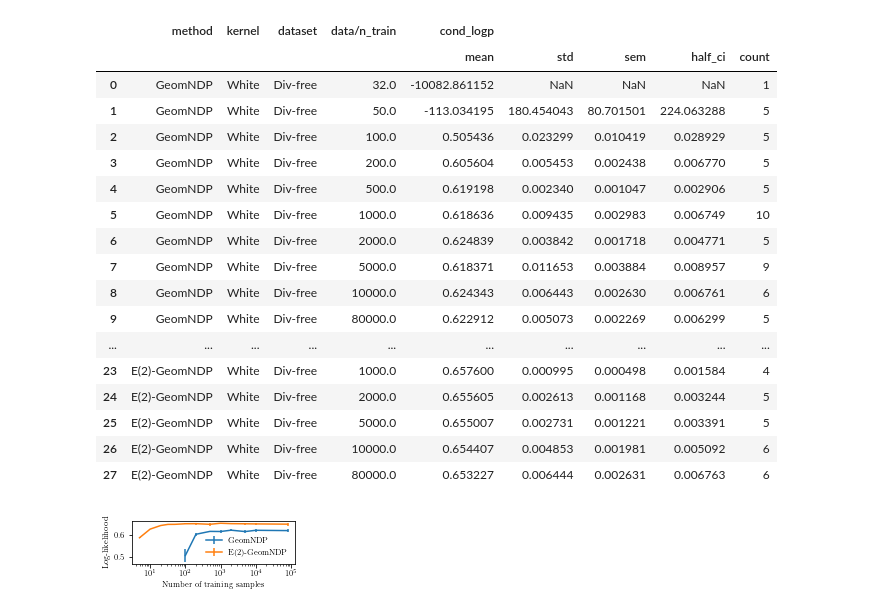
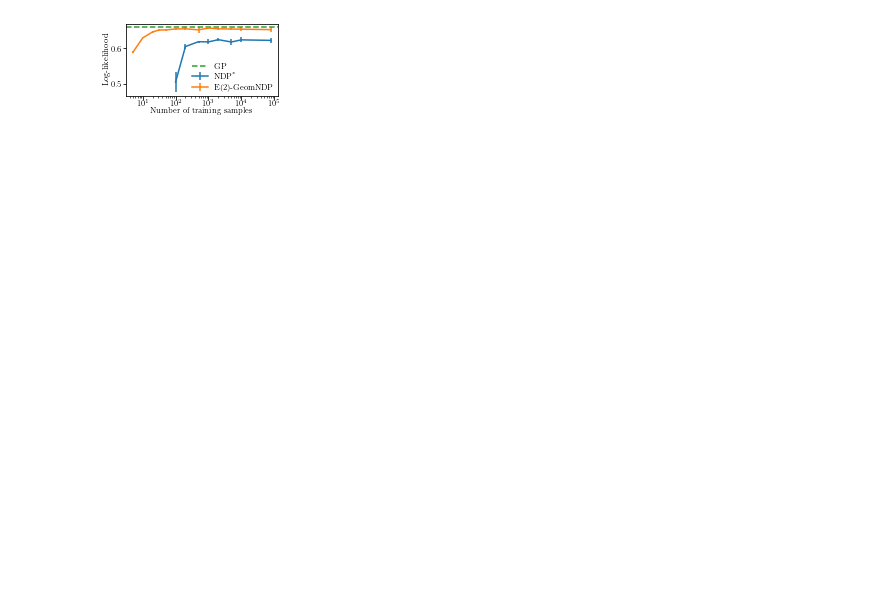
Before and after one commit to cambridge-mlg/neural_diffusion_processes, a Jupyter notebook: experiments/steerable_gp/results.ipynb, the cells around one changed output. Cells and saved outputs as stored; diff of their text form; code cells hidden in the pictures; blank space fills up the shorter version.

Commit message:
updat notebooks for plots

```diff
--- a/experiments/steerable_gp/results.ipynb
+++ b/experiments/steerable_gp/results.ipynb
@@ -293,68 +297,56 @@ results = (
             {
                 metric: ["mean", "std", "sem", half_ci, "count"],
                 val_metric: ["mean", "std", "sem", half_ci, "count"],
+                "true_" + metric: ["mean", "std", "sem", half_ci, "count"],
             }
         )
         .reset_index()
     )
 
 dict_names = {
-    "NDP (White)": "GeomNDP",
+    "NDP (White)": r"NDP\textsuperscript{*}",
     # "SE(2)-Transformer": "SteerNDP (w/ attn)",
     "Tensor Field": "E(2)-GeomNDP",
 }
 results["method"] = results["method"].replace(dict_names)
 
 
-fig, ax = plt.subplots(1, 1, sharex=True, sharey=True, figsize=(lw, lw/2.5))
+fig, ax = plt.subplots(1, 1, sharex=True, sharey=True, figsize=(0.45 * pw, 0.45 * pw/1.9))
 # fig.subplots_adjust(wspace=0, hspace=0.0)
 for i, method in enumerate(["NDP (White)", "Tensor Field"]):
     idx_method = results["method"] == dict_names[method]
     x = results[idx_method]["data/n_train"]
     y = results[idx_method][metric]["mean"]
     idx = y > -10
     # y_err = results[idx][metric]["sem"]
     y_err = results[idx_method][metric]["half_ci"]
     # print(y_err)
     ax.errorbar(x[idx], y[idx], y_err[idx], color=f"C{i}", label=dict_names[method])
-    ax.set_xscale('log')
-    # ax.set_yscale('log')
-    ax.set_ylabel('Log-likelihood')
-    ax.set_xlabel('Number of training samples')
-    # ax.set_ylim(0.5, .8)
-    # ax.set_ylim(-100, .8)
-    ax.legend(loc='lower right')
-    ax.legend(frameon=False)
+
+# y = results[idx_method]["true_" + metric]["mean"]
+# print(y)
+ax.axhline(y=0.66, color='C2', linestyle='--', label="GP")
+
+ax.set_xscale('log')
+# ax.set_yscale('log')
+ax.set_ylabel('Log-likelihood', labelpad=0.5)
+ax.set_xlabel('Number of training samples', labelpad=0.8)
+# ax.set_ylim(0.5, .8)
+# ax.set_ylim(-100, .8)
+ax.tick_params(pad=0.8)
+ax.legend(frameon=False, loc='lower right', borderpad=0., labelspacing=0.4, fontsize=8)
 fig.show()
 
 # plt.tight_layout()
 # fig.tight_layout(w_pad=0.2)
 # fig.subplots_adjust(bottom=0, top=1, left=0.003, right=1-0.003)
-fig.tight_layout(pad=0, w_pad=0.1, rect=(0,0.01,0.98,0.87))
+fig.tight_layout(pad=0, w_pad=0.1, rect=(0.01,0.01,0.99,0.98))
 # fig.savefig(os.path.join(dir_path, '2d/steerable_demo.pdf'), bbox_inches=mpl.transforms.Bbox([[0,0.14],[lw, lw/2.5 + 0.07]]))
 fig.savefig(os.path.join(dir_path, '2d/ablation_training_samples.pdf'))
 
-results
+# results
 # %% [output]
-|  | method | kernel | dataset | data/n_train | cond_logp |  |  |  |  |
-|  |  |  |  |  | mean | std | sem | half_ci | count |
-| 0 | GeomNDP | White | Div-free | 32.0 | -10082.861152 | NaN | NaN | NaN | 1 |
-| 1 | GeomNDP | White | Div-free | 50.0 | -113.034195 | 180.454043 | 80.701501 | 224.063288 | 5 |
-| 2 | GeomNDP | White | Div-free | 100.0 | 0.505436 | 0.023299 | 0.010419 | 0.028929 | 5 |
-| 3 | GeomNDP | White | Div-free | 200.0 | 0.605604 | 0.005453 | 0.002438 | 0.006770 | 5 |
-| 4 | GeomNDP | White | Div-free | 500.0 | 0.619198 | 0.002340 | 0.001047 | 0.002906 | 5 |
-| 5 | GeomNDP | White | Div-free | 1000.0 | 0.618636 | 0.009435 | 0.002983 | 0.006749 | 10 |
-| 6 | GeomNDP | White | Div-free | 2000.0 | 0.624839 | 0.003842 | 0.001718 | 0.004771 | 5 |
-| 7 | GeomNDP | White | Div-free | 5000.0 | 0.618371 | 0.011653 | 0.003884 | 0.008957 | 9 |
-| 8 | GeomNDP | White | Div-free | 10000.0 | 0.624343 | 0.006443 | 0.002630 | 0.006761 | 6 |
-| 9 | GeomNDP | White | Div-free | 80000.0 | 0.622912 | 0.005073 | 0.002269 | 0.006299 | 5 |
-| ... | ... | ... | ... | ... | ... | ... | ... | ... | ... |
-| 23 | E(2)-GeomNDP | White | Div-free | 1000.0 | 0.657600 | 0.000995 | 0.000498 | 0.001584 | 4 |
-| 24 | E(2)-GeomNDP | White | Div-free | 2000.0 | 0.655605 | 0.002613 | 0.001168 | 0.003244 | 5 |
-| 25 | E(2)-GeomNDP | White | Div-free | 5000.0 | 0.655007 | 0.002731 | 0.001221 | 0.003391 | 5 |
-| 26 | E(2)-GeomNDP | White | Div-free | 10000.0 | 0.654407 | 0.004853 | 0.001981 | 0.005092 | 6 |
-| 27 | E(2)-GeomNDP | White | Div-free | 80000.0 | 0.653227 | 0.006444 | 0.002631 | 0.006763 | 6 |
-[figure, old version]
+[figure, new version]
 # %%
 # Manually adding the CNP results!
 
```
Also changed, not shown: parts of 2 cells of this notebook, 2 other files.
